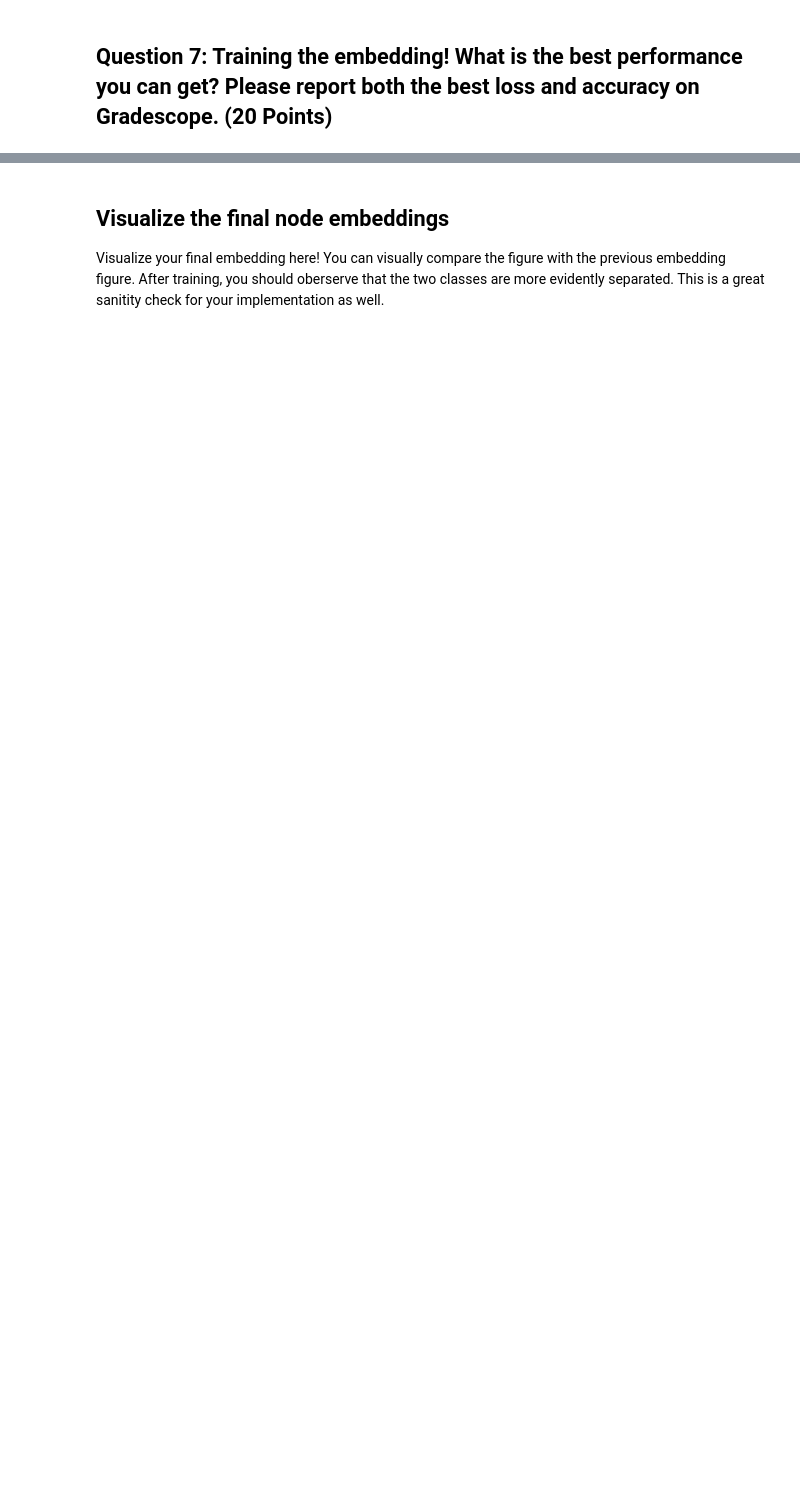
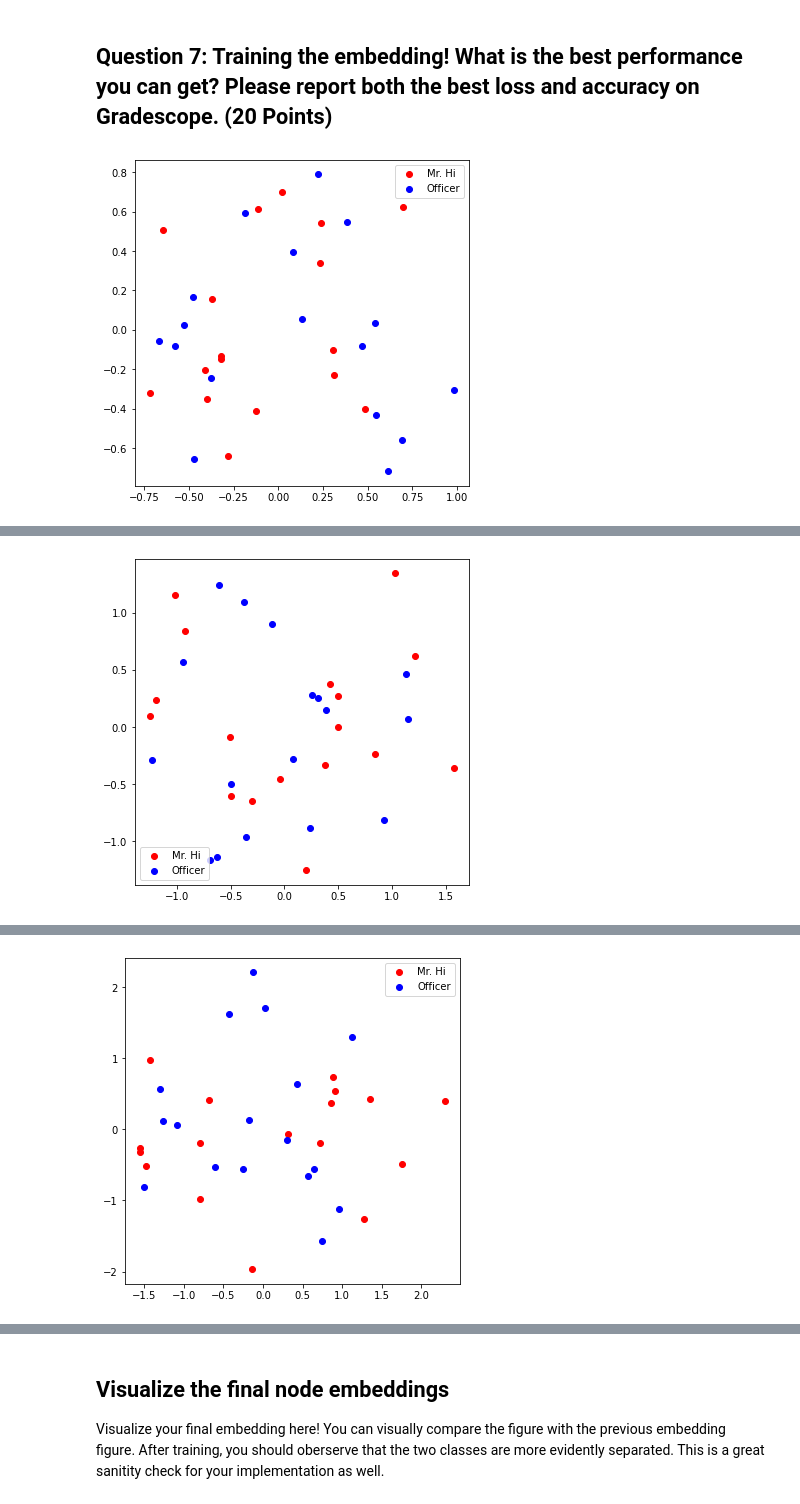
Before and after one commit to TheYuanLiao/graph-representation-learning, a Jupyter notebook: colab_notebooks/CS224W_Colab_1.ipynb, the cells around one changed output, grey strips where cells are left out. Saved outputs shown, nothing was run; the diff lists cells and outputs as text; code cells hidden in the pictures; blank space fills up the shorter version.

Commit message:
colab 0-2 till node classification

```diff
--- a/colab_notebooks/CS224W_Colab_1.ipynb
+++ b/colab_notebooks/CS224W_Colab_1.ipynb
@@ -178,6 +203,7 @@ def graph_to_edge_list(G):
   edge_list = []
 
   ############# Your code here ############
+  edge_list = list(G.edges)
 
   #########################################
 
@@ -191,7 +217,9 @@ def edge_list_to_tensor(edge_list):
   edge_index = torch.tensor([])
 
   ############# Your code here ############
-
+  edge_index = torch.tensor(edge_list)
+  edge_index = edge_index.type(torch.LongTensor)
+  edge_index = torch.transpose(edge_index, 0, 1)
   #########################################
 
   return edge_index
@@ -204,6 +235,7 @@ print("The pos_edge_index tensor has sum value {}".format(torch.sum(pos_edge_ind
 ## Question 6: Please implement following function that samples negative edges. Then you will answer which edges (edge_1 to edge_5) can be negative ones in the karate club network? (10 Points)
 # %%
 import random
+from torch_geometric.utils import from_networkx, negative_sampling
 
 def sample_negative_edges(G, num_neg_samples):
   # TODO: Implement the function that returns a list of negative edges.
@@ -224,10 +256,11 @@ def sample_negative_edges(G, num_neg_samples):
   return neg_edge_list
 
 # Sample 78 negative edges
-neg_edge_list = sample_negative_edges(G, len(pos_edge_list))
-
+# neg_edge_list = sample_negative_edges(G, len(pos_edge_list))
+G_t = from_networkx(G)
+neg_edge_index = negative_sampling(G_t.edge_index, num_neg_samples=len(pos_edge_list))
 # Transform the negative edge list to tensor
-neg_edge_index = edge_list_to_tensor(neg_edge_list)
+#neg_edge_index = edge_list_to_tensor(neg_edge_list)
 print("The neg_edge_index tensor has shape {}".format(neg_edge_index.shape))
 
 # Which of following edges can be negative ones?
@@ -240,5 +273,9 @@ edge_5 = (4, 2)
 ############# Your code here ############
 ## Note:
 ## 1: For each of the 5 edges, print whether it can be negative edge
-
+edge_list = [edge_1, edge_2, edge_3, edge_4, edge_5]
+neg_list = list(torch.transpose(neg_edge_index, 0, 1))
+for edge in edge_list:
+  if any([(torch.tensor(edge) == x).all() for x in neg_list]):
+      print(edge, 'in the list')
 #########################################
@@ -302,7 +354,9 @@ def create_node_emb(num_node=34, embedding_dim=16):
   emb = None
 
   ############# Your code here ############
-
+  emb = nn.Embedding(num_embeddings=num_node, embedding_dim=embedding_dim)
+  shape = emb.weight.data.shape
+  emb.weight.data = torch.rand(shape)
   #########################################
 
   return emb
@@ -361,6 +424,9 @@ def accuracy(pred, label):
   accu = 0.0
 
   ############# Your code here ############
+  pred_label = pred.ge(0.5)
+  accu = torch.sum(pred_label == label) / label.shape[0]
+  accu = round(accu.item(), 4)
 
   #########################################
 
@@ -375,30 +441,50 @@ def train(emb, loss_fn, sigmoid, train_label, train_edge):
   # (4) Feed the sigmoid output into the loss_fn
   # (5) Print both loss and accuracy of each epoch
   # (as a sanity check, the loss should decrease during training)
 
   epochs = 500
   learning_rate = 0.1
 
   optimizer = SGD(emb.parameters(), lr=learning_rate, momentum=0.9)
 
   for i in range(epochs):
 
     ############# Your code here ############
+    optimizer.zero_grad()  # Clear gradients.
+    # (1) Get the embeddings of the nodes in train_edge
+    embeddings_origin = emb(train_edge[0])
+    embeddings_desti = emb(train_edge[1])
+    # (2) Dot product the embeddings between each node pair
+    product = torch.mul(embeddings_origin, embeddings_desti)
+    product = torch.sum(product, dim=1)
+    # (3) Feed the dot product result into sigmoid
+    pred = sigmoid(product)
 
+    # (4) Feed the sigmoid output into the loss_fn
+    loss = loss_fn(pred, train_label)  # Compute the loss
+    loss.backward()  # Derive gradients.
+    optimizer.step()  # Update parameters based on gradients.
+    # (5) Print both loss and accuracy of each epoch
+    accu = accuracy(pred, train_label)
+    if i % 100 == 0:
+      visualize_emb(emb)
+    print("loss: {}, accuracy: {}".format(loss.item(), accu))
     #########################################
 
 loss_fn = nn.BCELoss()
 sigmoid = nn.Sigmoid()
 
 # Generate the positive and negative labels
 pos_label = torch.ones(pos_edge_index.shape[1], )
 neg_label = torch.zeros(neg_edge_index.shape[1], )
 
 # Concat positive and negative labels into one tensor
 train_label = torch.cat([pos_label, neg_label], dim=0)
 
 # Concat positive and negative edges into one tensor
 # Since the network is very small, we do not split the edges into val/test sets
 train_edge = torch.cat([pos_edge_index, neg_edge_index], dim=1)
 
 train(emb, loss_fn, sigmoid, train_label, train_edge)
+# %% [output]
+[figure, added]
@@ -404,0 +508 @@ train(emb, loss_fn, sigmoid, train_label, train_edge)
+[figure, added]
@@ -404,0 +526 @@ train(emb, loss_fn, sigmoid, train_label, train_edge)
+[figure, added]
```
Also changed, not shown: parts of 15 cells of this notebook, 5 other files.
